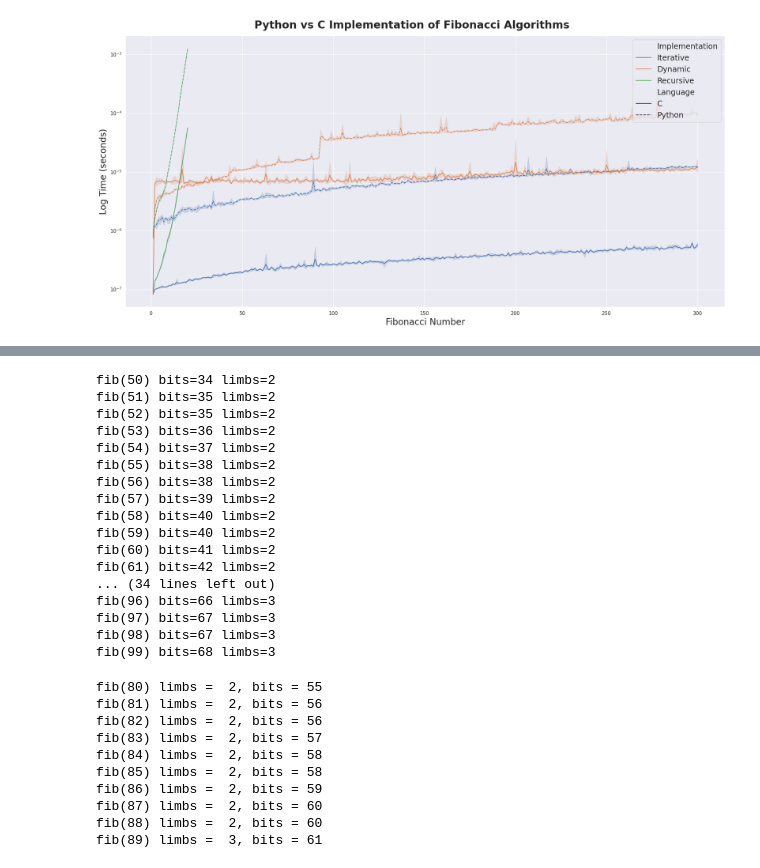
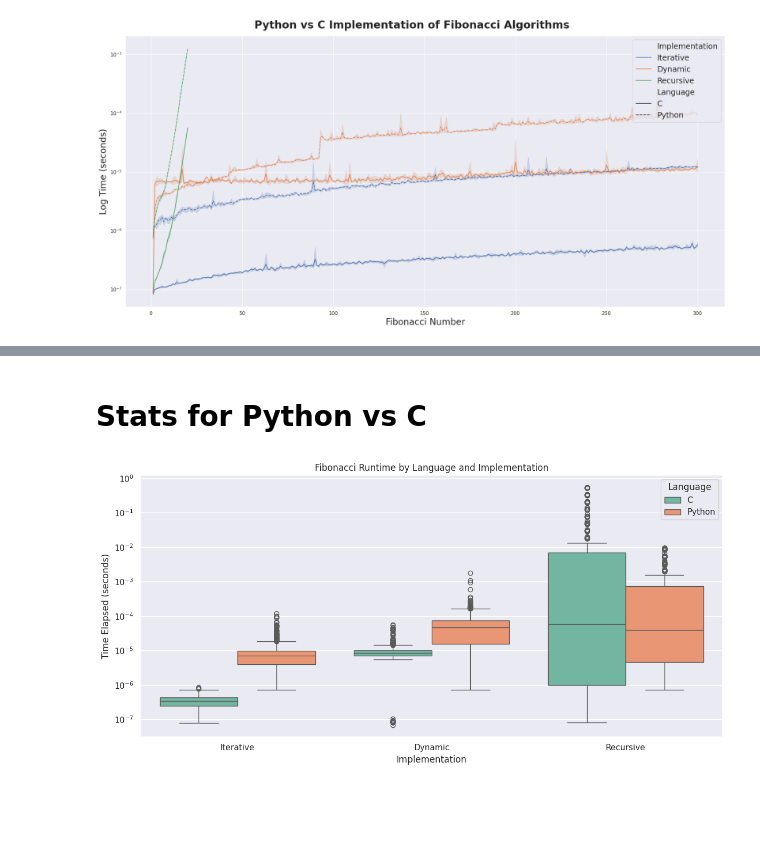
Before and after one commit to CS5008Fall2025/midterm-report-jroberge16, a Jupyter notebook: mid_term/analysis/graphs.ipynb, the cells around one changed output, grey strips where cells are left out. Drawn from its saved outputs; the diff is of its cells as text; code cells hidden in the pictures; blank space fills up the shorter version.

```diff
--- a/mid_term/analysis/graphs.ipynb
+++ b/mid_term/analysis/graphs.ipynb
@@ -368,45 +180,30 @@ print(df)
-# %%
-from mid_term.python_fib.fib import DynamicFib
-import math
-
-fibber = DynamicFib()
-for i in range(50, 100):
-    val = fibber.calculate(i)
-    print(f"fib({i})\tbits={val.bit_length():2d}\tlimbs={math.ceil(val.bit_length()/30)}")
-# %% [output]
-fib(50) bits=34 limbs=2
-fib(51) bits=35 limbs=2
-fib(52) bits=35 limbs=2
-fib(53) bits=36 limbs=2
-fib(54) bits=37 limbs=2
-fib(55) bits=38 limbs=2
-fib(56) bits=38 limbs=2
-fib(57) bits=39 limbs=2
-fib(58) bits=40 limbs=2
-fib(59) bits=40 limbs=2
-fib(60) bits=41 limbs=2
-fib(61) bits=42 limbs=2
-... (34 lines left out)
-fib(96) bits=66 limbs=3
-fib(97) bits=67 limbs=3
-fib(98) bits=67 limbs=3
-fib(99) bits=68 limbs=3
-# %%
-def limb_count(x):
-    # Approximate limb count used internally (30 bits per limb on 64-bit CPython)
-    return (x.bit_length() + 29) // 30
-
-for n in range(80, 90):
-    f = DynamicFib().calculate(n)
-    print(f"fib({n}) limbs = {limb_count(f):2d}, bits = {f.bit_length():2d}")
-# %% [output]
-fib(80) limbs =  2, bits = 55
-fib(81) limbs =  2, bits = 56
-fib(82) limbs =  2, bits = 56
-fib(83) limbs =  2, bits = 57
-fib(84) limbs =  2, bits = 58
-fib(85) limbs =  2, bits = 58
-fib(86) limbs =  2, bits = 59
-fib(87) limbs =  2, bits = 60
-fib(88) limbs =  2, bits = 60
-fib(89) limbs =  3, bits = 61
+# %% [markdown]
+# Stats for Python vs C
+# %%
+import pandas as pd
+import seaborn as sns
+import matplotlib.pyplot as plt
+
+df = pd.read_csv(SAVE_LOCATION)
+
+df = df.rename(columns=lambda x: x.strip().replace(" ", "_"))
+df = df[df["Fibonacci_Number"] < 300]
+
+plt.figure(figsize=(12, 6))
+sns.boxplot(
+    data=df,
+    hue="Language",
+    y="Time_Elsaped",
+    x="Implementation",
+    palette="Set2"
+)
+plt.yscale("log")
+plt.title("Fibonacci Runtime by Language and Implementation")
+plt.xlabel("Implementation")
+plt.ylabel("Time Elapsed (seconds)")
+plt.legend(title="Language")
+plt.tight_layout()
+plt.savefig("graphs/python_vs_c_boxplot.png", dpi=300)
+plt.show()
+# %% [output]
+[figure, added]
```
Also changed, not shown: parts of 10 cells of this notebook, 2 other files.
